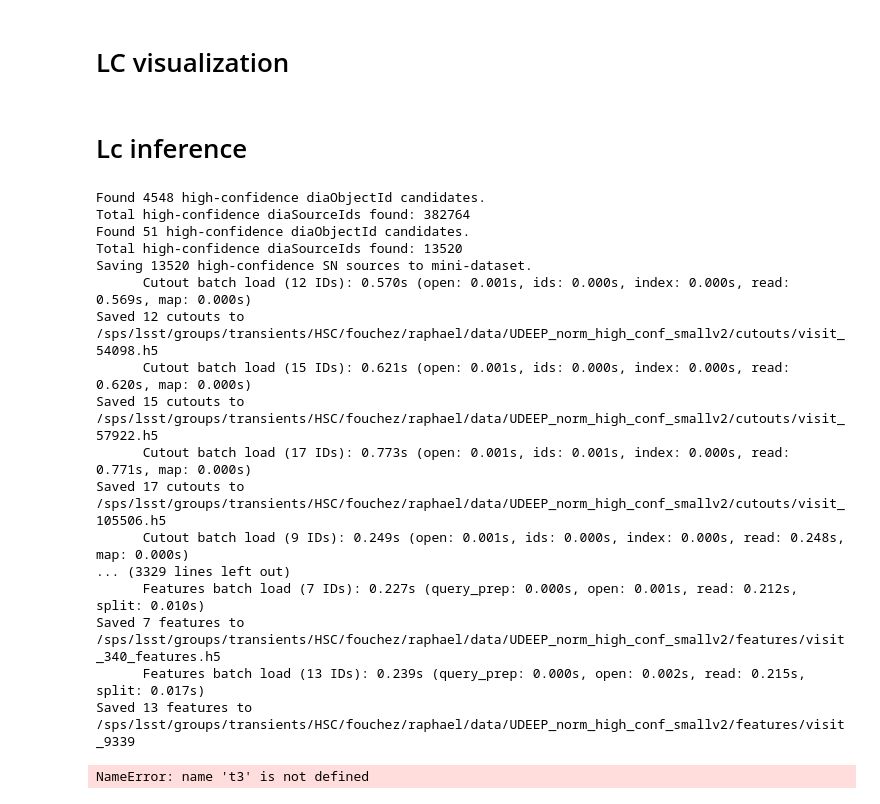
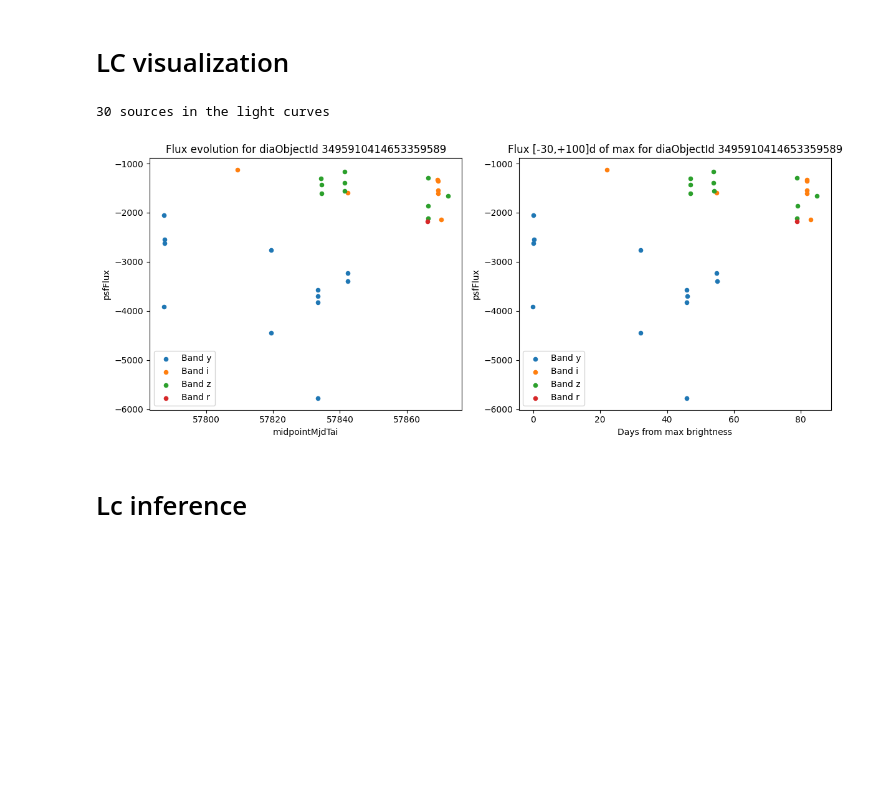
Before and after one commit to rbonnetguerrini/ML4transients, a Jupyter notebook: notebooks/data_loading_example.ipynb, the cells around one changed output. Saved outputs shown, nothing was run; the diff lists cells and outputs as text; code cells hidden in the pictures; blank space fills up the shorter version.

```diff
--- a/notebooks/data_loading_example.ipynb
+++ b/notebooks/data_loading_example.ipynb
@@ -2,9 +2,11 @@
 import time
 from ML4transients.data_access import DatasetLoader
 from ML4transients.training import PytorchDataset
+import pandas as pd
+import numpy as np
 
 print("Loading dataset...")
 t0 = time.time()
-dataset = DatasetLoader('/sps/lsst/groups/transients/HSC/fouchez/raphael/data/UDEEP_norm')
+dataset = DatasetLoader('/sps/lsst/groups/transients/HSC/fouchez/raphael/data/UDEEP')
 print(f"Dataset loaded in {time.time() - t0:.2f} seconds")
 # %% [output]
@@ -54,6 +55,11 @@ print(f"Cutout shape: {cutout.shape}")
 print(f"Value range: [{cutout.min():.3f}, {cutout.max():.3f}]")
 # %% [markdown]
 # LC visualization
+# %%
+dataset.lightcurves.plot_lightcurve(dia_object_id=3495910414653359589)
+# %% [output]
+30 sources in the light curves
+[figure, added]
 # %%
 import time
 import matplotlib.pyplot as plt
@@ -148,28 +145,0 @@ print(f"Inference done in {time.time() - t1:.2f} seconds")
-# %%
-dataset = DatasetLoader('/sps/lsst/groups/transients/HSC/fouchez/raphael/data/UDEEP_norm')
-t2 = time.time()
-
-high_conf = list(dataset.lightcurves.get_high_conf_sn_sources())
-t3 = time.time()
-
-dataset.lightcurves.save_high_conf_subset_dataset("/sps/lsst/groups/transients/HSC/fouchez/raphael/data/UDEEP_norm_high_conf_smallv2", prob_threshold = 0.9, std_threshold= 0.001)
-print(f"Save high conf LC done in {time.time() - t3:.2f} seconds")
-# %% [output]
-Found 4548 high-confidence diaObjectId candidates.
-Total high-confidence diaSourceIds found: 382764
-Found 51 high-confidence diaObjectId candidates.
-Total high-confidence diaSourceIds found: 13520
-Saving 13520 high-confidence SN sources to mini-dataset.
-      Cutout batch load (12 IDs): 0.570s (open: 0.001s, ids: 0.000s, index: 0.000s, read: 0.569s, map: 0.000s)
-Saved 12 cutouts to /sps/lsst/groups/transients/HSC/fouchez/raphael/data/UDEEP_norm_high_conf_smallv2/cutouts/visit_54098.h5
-      Cutout batch load (15 IDs): 0.621s (open: 0.001s, ids: 0.000s, index: 0.000s, read: 0.620s, map: 0.000s)
-Saved 15 cutouts to /sps/lsst/groups/transients/HSC/fouchez/raphael/data/UDEEP_norm_high_conf_smallv2/cutouts/visit_57922.h5
-      Cutout batch load (17 IDs): 0.773s (open: 0.001s, ids: 0.001s, index: 0.000s, read: 0.771s, map: 0.000s)
-Saved 17 cutouts to /sps/lsst/groups/transients/HSC/fouchez/raphael/data/UDEEP_norm_high_conf_smallv2/cutouts/visit_105506.h5
-      Cutout batch load (9 IDs): 0.249s (open: 0.001s, ids: 0.000s, index: 0.000s, read: 0.248s, map: 0.000s)
-... (3329 lines left out)
-      Features batch load (7 IDs): 0.227s (query_prep: 0.000s, open: 0.001s, read: 0.212s, split: 0.010s)
-Saved 7 features to /sps/lsst/groups/transients/HSC/fouchez/raphael/data/UDEEP_norm_high_conf_smallv2/features/visit_340_features.h5
-      Features batch load (13 IDs): 0.239s (query_prep: 0.000s, open: 0.002s, read: 0.215s, split: 0.017s)
-Saved 13 features to /sps/lsst/groups/transients/HSC/fouchez/raphael/data/UDEEP_norm_high_conf_smallv2/features/visit_9339
-NameError: name 't3' is not defined
```
Also changed, not shown: parts of 9 cells of this notebook, 20 other files.
